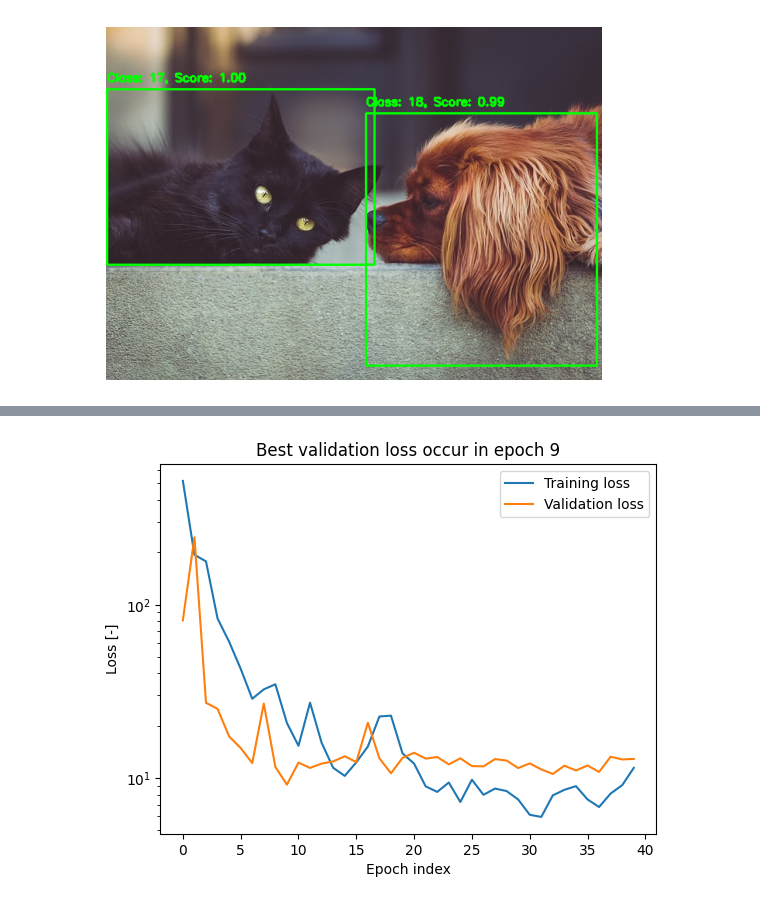
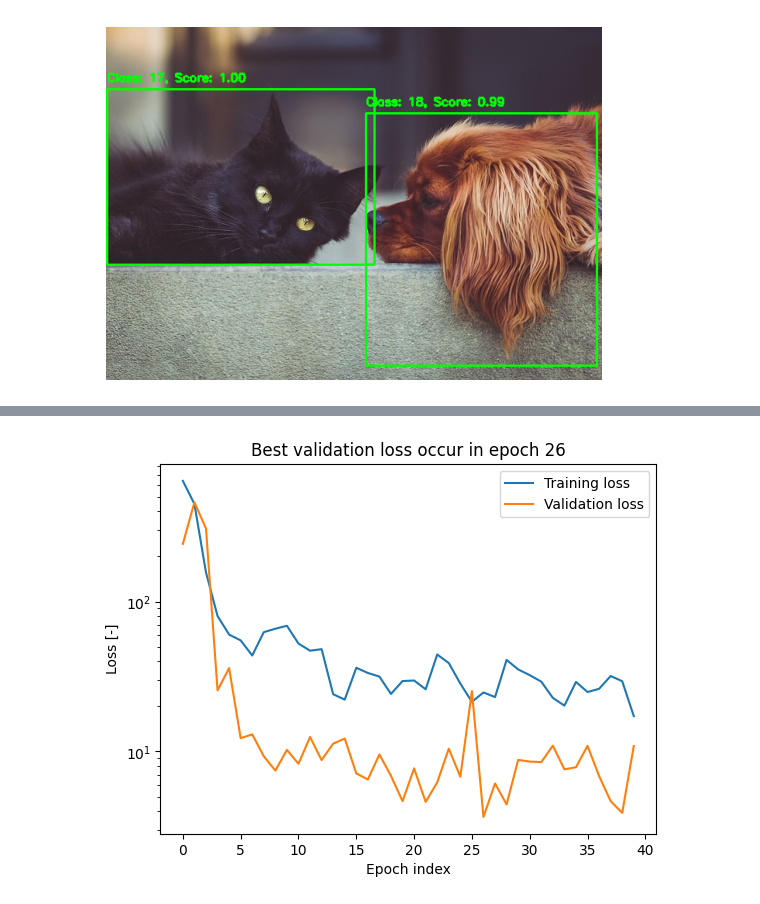
Before and after one commit to CVUT-FS-12110/pytorch-intro, a Jupyter notebook: resources/popular_models.ipynb, the cells around one changed output, grey strips where cells are left out. Cells and saved outputs as stored; diff of their text form; code cells hidden in the pictures.

```diff
--- a/resources/popular_models.ipynb
+++ b/resources/popular_models.ipynb
@@ -68,11 +75,27 @@ plt.show()
 def generate_image_with_label():
     size = 100
     max_count = 20
-    img = np.random.randint(0, 150, (size, size, 3), dtype="uint8")
+    # genearate noisy background
+    start = np.array([10, 50, 0], dtype="uint8")
+    stop = np.array([70, 150, 80], dtype="uint8")
+    img = np.random.rand(size, size, 3)  # Random floats in [0, 1)
+    img = (img * (stop - start) + start).astype("uint8")
+    # generate patches
     number = np.random.randint(0, max_count)
     centers = np.random.randint(0, size, (number, 2))
     radii = np.random.randint(3, 10, number)
-    colors = np.random.randint(0, 255, (number, 3), dtype="int")
+    colors = np.random.randint((50, 100, 150), (150, 200, 255), (number, 3), dtype="int")
     for center, radius, color in zip(centers, radii, colors):
         cv.circle(img, center, radius, list(map(int, color)), -1)
     return img, number
+
+plt.figure(figsize=(9, 9))
+rows, cols = 1, 3
+for i in range(rows):
+    for j in range(cols):
+        plt.subplot(rows, cols, i * cols + j + 1)
+        img, label = generate_image_with_label()
+        plt.imshow(img)
+        plt.title(f"Image with {label} blobs")
+plt.tight_layout()
+plt.show()
@@ -79,22 +104,22 @@ def generate_image_with_label():
 # %%
-class BlobDataset(Dataset):
+class FakeBlobDataset(Dataset):
 
-    def __init__(self, data, labels, device="cpu"):
+    def __init__(self, number, device="cpu"):
         self._transform = T.Compose([
-            T.ToTensor(),  # Convert the image to a tensor with values [0, 1]
+            T.ToTensor(), # Convert the image to a tensor with values [0, 1]
             T.Normalize(mean=[0.485, 0.456, 0.406], std=[0.229, 0.224, 0.225])  # Normalize with ImageNet stats
         ])
-        self.inputs = [self._transform(img) for img in data]
-        self.targets = [torch.tensor(y).float() for y in labels]
+        self._number = number
         self._device = device
 
     def __len__(self):
-        # Number of samples in the dataset
-        return len(self.inputs)
+        return self._number
 
     def __getitem__(self, idx):
-        # Return a single sample at the given index
-        return self.inputs[idx].to(self._device), self.targets[idx].to(self._device)
+        img, label = generate_image_with_label()
+        img = self._transform(img).to(self._device)
+        label = torch.tensor(label).float().to(self._device)
+        return img, label
 # %%
 class BlobCounterV2(nn.Module):
     def __init__(self):
@@ -123,15 +148,13 @@ class BlobCounterV2(nn.Module):
 # %%
 epochs = 40
 batch_size = 32
-device = "cuda"
 
 np.random.seed(101)
 data_all, labels_all = zip(*[generate_image_with_label() for idx in range(300)])
 data_train, data_val, labels_train, labels_val = train_test_split(data_all, labels_all, test_size=0.2, random_state=101)
 
-train_dataset = BlobDataset(data_train, labels_train, device=device)
-val_dataset = BlobDataset(data_val, labels_val, device=device)
-
+train_dataset = FakeBlobDataset(300, device=device)
+val_dataset = FakeBlobDataset(100, device=device)
 
 model = BlobCounterV2().to(device)
 
@@ -197 +220 @@ Epoch [39/40], Training Loss: 11.41449,  Validation Loss: 12.85224, "MAE: 2.024
-[figure, old version]
+[figure, new version]
```
Also changed, not shown: parts of 7 cells of this notebook, 3 other files.
